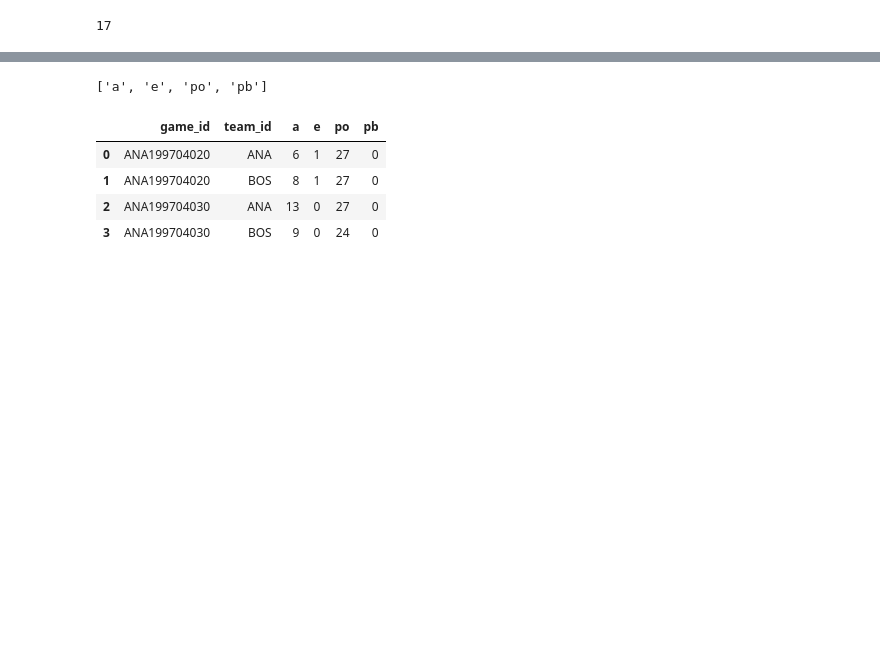
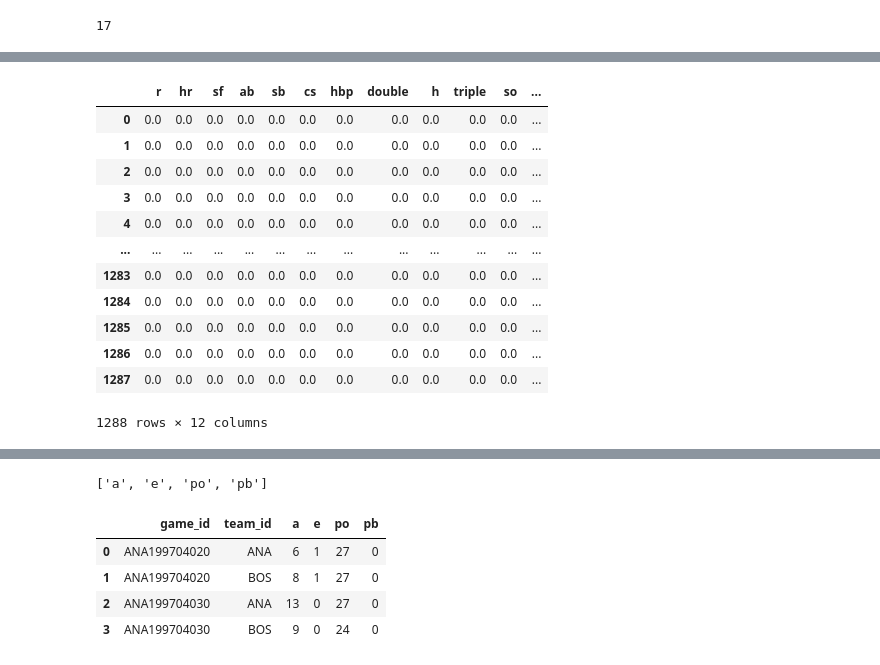
Before and after one commit to sdiehl28/baseball-analytics, a Jupyter notebook: baseball_jupyter_nb/02_Data_Consistency_CSV.ipynb, the cells around one changed output, grey strips where cells are left out. Cells and saved outputs as stored; diff of their text form; code cells hidden in the pictures; blank space fills up the shorter version.

```diff
--- a/baseball_jupyter_nb/02_Data_Consistency_CSV.ipynb
+++ b/baseball_jupyter_nb/02_Data_Consistency_CSV.ipynb
@@ -112,6 +135,7 @@ lahman_fielding = dh.from_csv_with_types(lahman_data / 'fielding.csv')
 lahman_batting = lahman_batting.query('1974 <= year <= 2019')
 lahman_pitching = lahman_pitching.query('1974 <= year <= 2019')
 lahman_fielding = lahman_fielding.query('1974 <= year <= 2019')
+lahman_teams = lahman_teams.query('1974 <= year <= 2019')
 # %%
 retro_batting = dh.from_csv_with_types(retrosheet_data / 'batting.csv.gz')
 retro_pitching = dh.from_csv_with_types(retrosheet_data / 'pitching.csv.gz')
@@ -664,0 +813,7 @@ True
+# %%
+#TODO add this to pytest
+exclude = ['lg_id', 'team_id', 'year', 'g']
+key = ['team_id', 'year']
+cols = set(lahman_batting.columns) & set(lahman_teams.columns) - set(exclude)
+cols = list(cols)
+len(cols)
@@ -664,0 +826,4 @@ True
+# %%
+b = lahman_batting[key + cols].groupby(key).agg('sum')
+b = b.reset_index()
+b.head(4)
@@ -664,0 +836,3 @@ True
+# %%
+t = lahman_teams[key + cols].sort_values(key).reset_index(drop=True)
+t.head(4)
@@ -664,0 +845,17 @@ True
+# %%
+# compute the relative differences
+np.abs(1.0 - b[cols]/t[cols])
+# %% [output]
+|  | r | hr | sf | ab | sb | cs | hbp | double | h | triple | so | ... |
+| 0 | 0.0 | 0.0 | 0.0 | 0.0 | 0.0 | 0.0 | 0.0 | 0.0 | 0.0 | 0.0 | 0.0 | ... |
+| 1 | 0.0 | 0.0 | 0.0 | 0.0 | 0.0 | 0.0 | 0.0 | 0.0 | 0.0 | 0.0 | 0.0 | ... |
+| 2 | 0.0 | 0.0 | 0.0 | 0.0 | 0.0 | 0.0 | 0.0 | 0.0 | 0.0 | 0.0 | 0.0 | ... |
+| 3 | 0.0 | 0.0 | 0.0 | 0.0 | 0.0 | 0.0 | 0.0 | 0.0 | 0.0 | 0.0 | 0.0 | ... |
+| 4 | 0.0 | 0.0 | 0.0 | 0.0 | 0.0 | 0.0 | 0.0 | 0.0 | 0.0 | 0.0 | 0.0 | ... |
+| ... | ... | ... | ... | ... | ... | ... | ... | ... | ... | ... | ... | ... |
+| 1283 | 0.0 | 0.0 | 0.0 | 0.0 | 0.0 | 0.0 | 0.0 | 0.0 | 0.0 | 0.0 | 0.0 | ... |
+| 1284 | 0.0 | 0.0 | 0.0 | 0.0 | 0.0 | 0.0 | 0.0 | 0.0 | 0.0 | 0.0 | 0.0 | ... |
+| 1285 | 0.0 | 0.0 | 0.0 | 0.0 | 0.0 | 0.0 | 0.0 | 0.0 | 0.0 | 0.0 | 0.0 | ... |
+| 1286 | 0.0 | 0.0 | 0.0 | 0.0 | 0.0 | 0.0 | 0.0 | 0.0 | 0.0 | 0.0 | 0.0 | ... |
+| 1287 | 0.0 | 0.0 | 0.0 | 0.0 | 0.0 | 0.0 | 0.0 | 0.0 | 0.0 | 0.0 | 0.0 | ... |
+1288 rows × 12 columns
```
Also changed, not shown: parts of 100 cells of this notebook.
